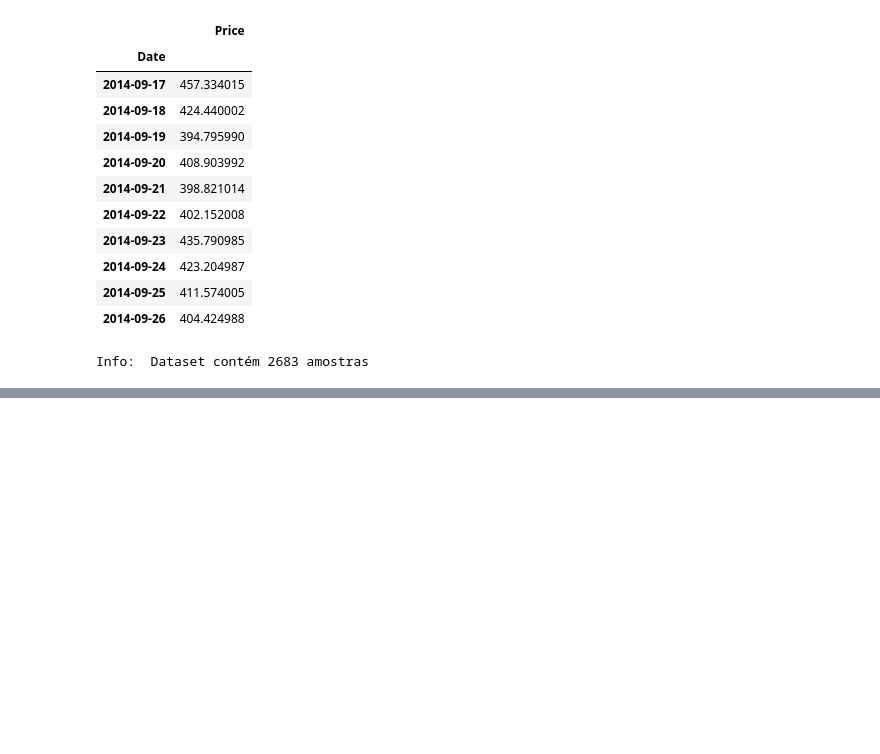
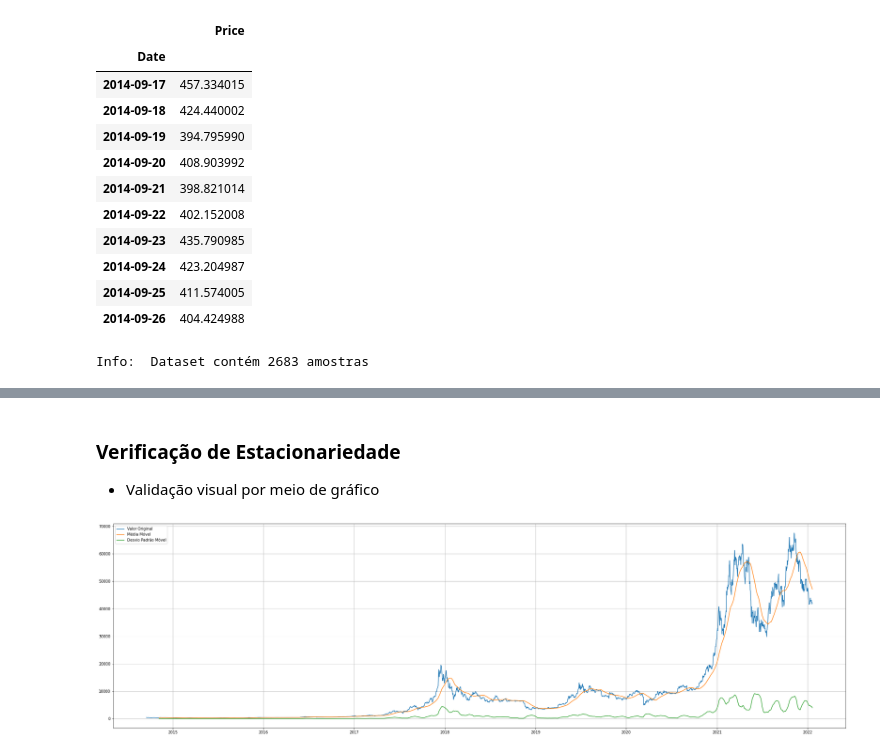
Before and after one commit to luanzitto/BitCoin_forecast, a Jupyter notebook: InitialExploration.ipynb, the cells around one changed output, grey strips where cells are left out. Cells and saved outputs as stored; diff of their text form; code cells hidden in the pictures; blank space fills up the shorter version.

```diff
--- a/InitialExploration.ipynb
+++ b/InitialExploration.ipynb
@@ -91,0 +98,16 @@ fig.show()
+# %% [markdown]
+### Verificação de Estacionariedade
+- Validação visual por meio de gráfico
+# %%
+plt.figure(figsize=(35,10))
+
+plt.plot(df, label='Valor Original')
+# Cálculo de média e desvio padrão "Móveis"
+plt.plot(df.rolling(window=52).mean(), label="Média Móvel" )
+plt.plot(df.rolling(window=52).std(), label="Desvio Padrão Móvel")
+
+plt.grid()
+plt.legend()
+plt.show()
+# %% [output]
+[figure, added]
```
Also changed, not shown: parts of 6 cells of this notebook, 1 other file.
